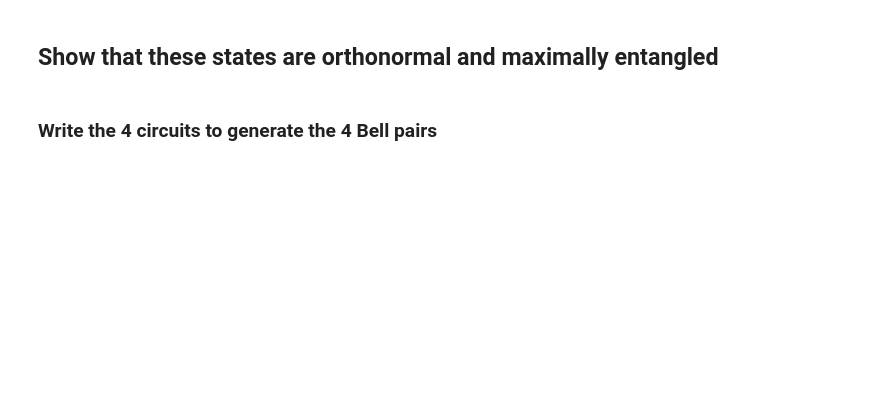
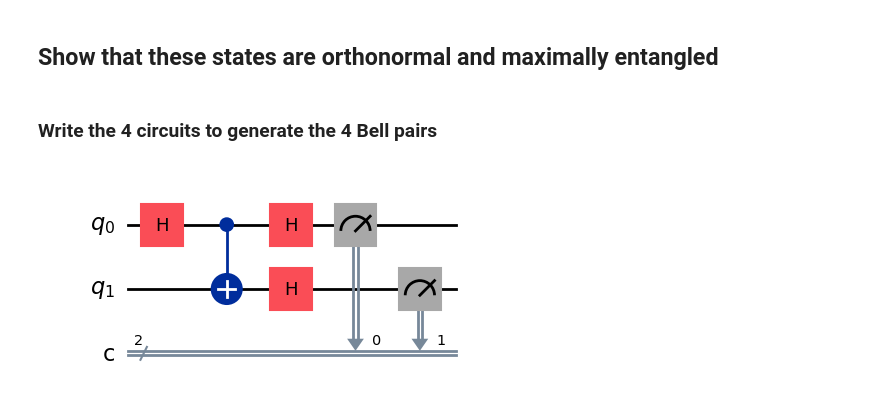
Before and after one commit to valdo92/QC_PSL_week, a Jupyter notebook: Lecture 3/03_1_Entangling_gates.ipynb, the cells around one changed output. Cells and saved outputs as stored; diff of their text form; code cells hidden in the pictures; blank space fills up the shorter version.

```diff
--- a/Lecture 3/03_1_Entangling_gates.ipynb
+++ b/Lecture 3/03_1_Entangling_gates.ipynb
@@ -409,0 +465,14 @@ $$
+# %%
+### sigma 0
+qc = QuantumCircuit(2, 2)
+# Apply H-gate to the first:
+qc.h(0)
+# Apply a CNOT:
+qc.cx(0,1)
+qc.h(0)
+qc.h(1)
+qc.measure(0, 0)
+qc.measure(1, 1)
+display(qc.draw('mpl'))
+# %% [output]
+[figure, added]
```
Also changed, not shown: parts of 11 cells of this notebook, 1 other file.
